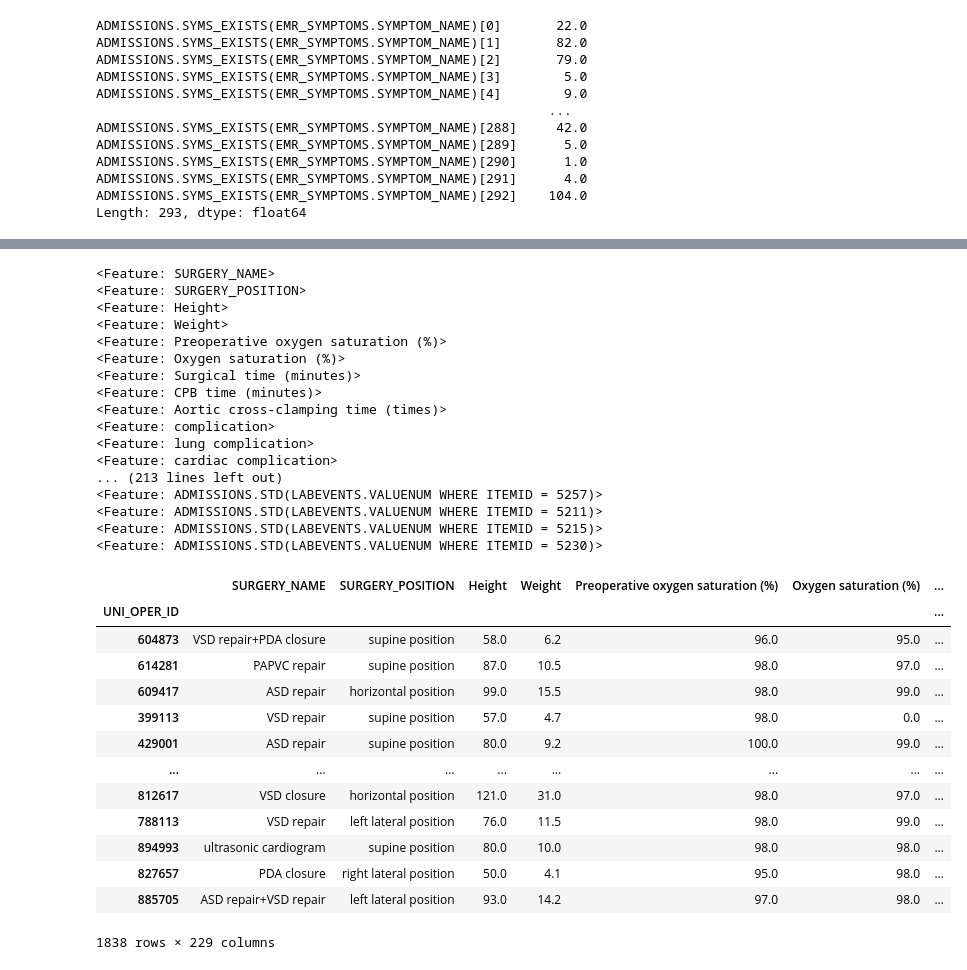
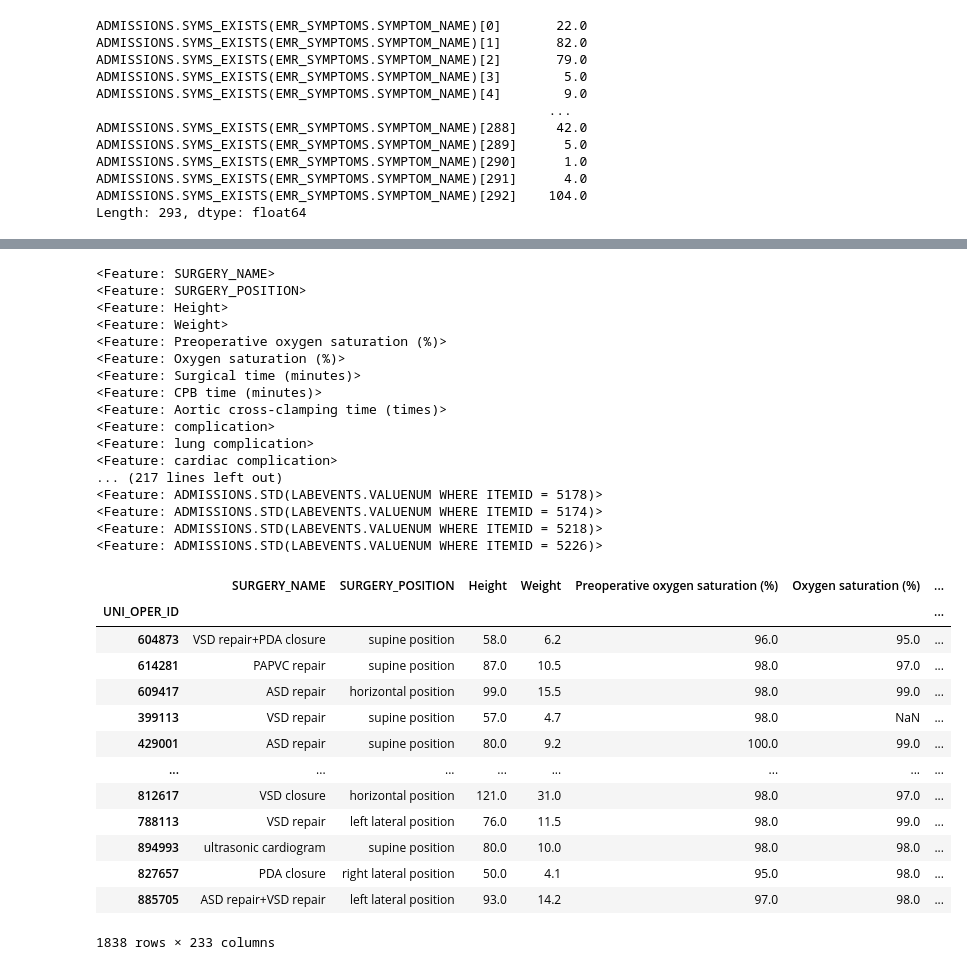
Before and after one commit to sibyl-dev/VBridge, a Jupyter notebook: notebooks/data_vis.ipynb, the cells around one changed output, grey strips where cells are left out. Drawn from its saved outputs; the diff is of its cells as text; code cells hidden in the pictures.

```diff
--- a/notebooks/data_vis.ipynb
+++ b/notebooks/data_vis.ipynb
@@ -398,5 +429,5 @@ Elapsed: 31:10 | Progress: 100%|██████████
 # %%
-for i in features_list:
+for i in lab_events_list:
     print(i)
 # %% [output]
 <Feature: SURGERY_NAME>
@@ -411,26 +442,26 @@ for i in features_list:
 <Feature: complication>
 <Feature: lung complication>
 <Feature: cardiac complication>
-... (213 lines left out)
-<Feature: ADMISSIONS.STD(LABEVENTS.VALUENUM WHERE ITEMID = 5257)>
-<Feature: ADMISSIONS.STD(LABEVENTS.VALUENUM WHERE ITEMID = 5211)>
-<Feature: ADMISSIONS.STD(LABEVENTS.VALUENUM WHERE ITEMID = 5215)>
-<Feature: ADMISSIONS.STD(LABEVENTS.VALUENUM WHERE ITEMID = 5230)>
+... (217 lines left out)
+<Feature: ADMISSIONS.STD(LABEVENTS.VALUENUM WHERE ITEMID = 5178)>
+<Feature: ADMISSIONS.STD(LABEVENTS.VALUENUM WHERE ITEMID = 5174)>
+<Feature: ADMISSIONS.STD(LABEVENTS.VALUENUM WHERE ITEMID = 5218)>
+<Feature: ADMISSIONS.STD(LABEVENTS.VALUENUM WHERE ITEMID = 5226)>
-# %%
-feature_matrix
-# %% [output]
-|  | SURGERY_NAME | SURGERY_POSITION | Height | Weight | Preoperative oxygen saturation (%) | Oxygen saturation (%) | ... |
-| UNI_OPER_ID |  |  |  |  |  |  | ... |
-| 604873 | VSD repair+PDA closure | supine position | 58.0 | 6.2 | 96.0 | 95.0 | ... |
-| 614281 | PAPVC repair | supine position | 87.0 | 10.5 | 98.0 | 97.0 | ... |
-| 609417 | ASD repair | horizontal position | 99.0 | 15.5 | 98.0 | 99.0 | ... |
-| 399113 | VSD repair | supine position | 57.0 | 4.7 | 98.0 | 0.0 | ... |
-| 429001 | ASD repair | supine position | 80.0 | 9.2 | 100.0 | 99.0 | ... |
-| ... | ... | ... | ... | ... | ... | ... | ... |
-| 812617 | VSD closure | horizontal position | 121.0 | 31.0 | 98.0 | 97.0 | ... |
-| 788113 | VSD repair | left lateral position | 76.0 | 11.5 | 98.0 | 99.0 | ... |
-| 894993 | ultrasonic cardiogram | supine position | 80.0 | 10.0 | 98.0 | 98.0 | ... |
-| 827657 | PDA closure | right lateral position | 50.0 | 4.1 | 95.0 | 98.0 | ... |
-| 885705 | ASD repair+VSD repair | left lateral position | 93.0 | 14.2 | 97.0 | 98.0 | ... |
-1838 rows × 229 columns
+# %%
+lab_events_matrix
+# %% [output]
+|  | SURGERY_NAME | SURGERY_POSITION | Height | Weight | Preoperative oxygen saturation (%) | Oxygen saturation (%) | ... |
+| UNI_OPER_ID |  |  |  |  |  |  | ... |
+| 604873 | VSD repair+PDA closure | supine position | 58.0 | 6.2 | 96.0 | 95.0 | ... |
+| 614281 | PAPVC repair | supine position | 87.0 | 10.5 | 98.0 | 97.0 | ... |
+| 609417 | ASD repair | horizontal position | 99.0 | 15.5 | 98.0 | 99.0 | ... |
+| 399113 | VSD repair | supine position | 57.0 | 4.7 | 98.0 | NaN | ... |
+| 429001 | ASD repair | supine position | 80.0 | 9.2 | 100.0 | 99.0 | ... |
+| ... | ... | ... | ... | ... | ... | ... | ... |
+| 812617 | VSD closure | horizontal position | 121.0 | 31.0 | 98.0 | 97.0 | ... |
+| 788113 | VSD repair | left lateral position | 76.0 | 11.5 | 98.0 | 99.0 | ... |
+| 894993 | ultrasonic cardiogram | supine position | 80.0 | 10.0 | 98.0 | 98.0 | ... |
+| 827657 | PDA closure | right lateral position | 50.0 | 4.1 | 95.0 | 98.0 | ... |
+| 885705 | ASD repair+VSD repair | left lateral position | 93.0 | 14.2 | 97.0 | 98.0 | ... |
+1838 rows × 233 columns
 # %%
```
Also changed, not shown: parts of 16 cells of this notebook, 40 other files.
